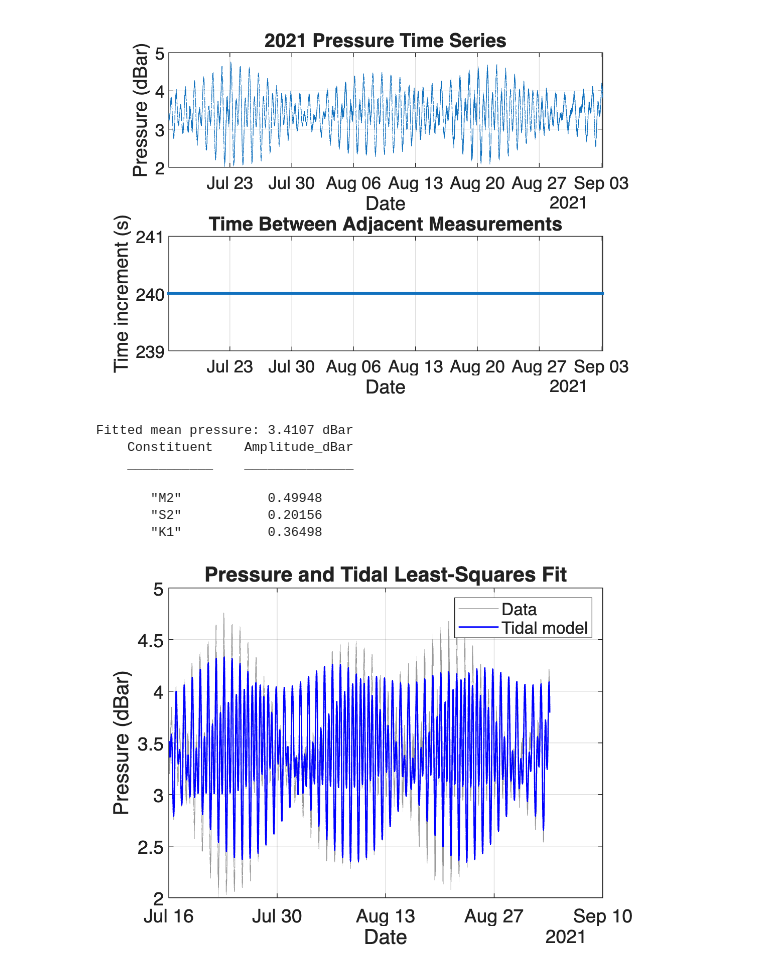
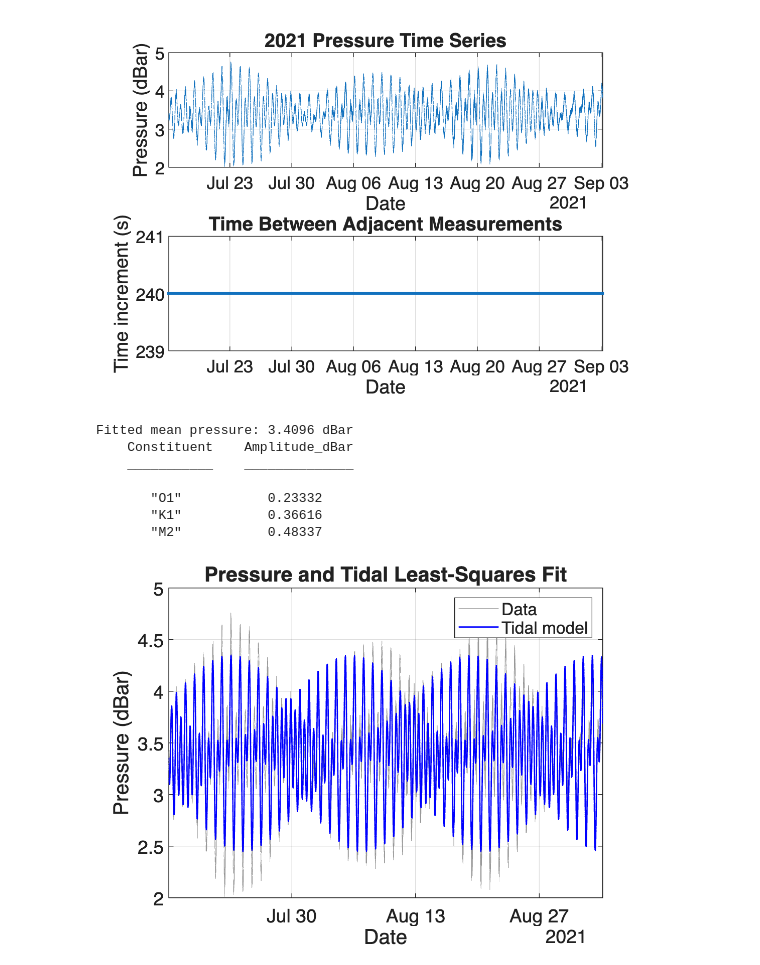
Before and after one commit to ElyDawson/SIO221a_Github_code_2026, a Jupyter notebook: submissions/ELY-DAWSON/HW4.ipynb, the cells around one changed output. Drawn from its saved outputs; the diff is of its cells as text; code cells hidden in the pictures.

```diff
--- a/submissions/ELY-DAWSON/HW4.ipynb
+++ b/submissions/ELY-DAWSON/HW4.ipynb
@@ -121,41 +129,42 @@ t = (pier.time - pier.time(1))/3600;
 p = pier.p;
 
 % Tidal periods (hours): M2, S2, K1
-names = ["M2"; "S2"; "K1"];
-periods = [12.4206, 12, 23.9345];
+names = ["O1"; "K1"; "M2"];
+periods = [25.82, 23.93, 12.42];
 omega = 2*pi./periods;
 
 % Model: mean + sine and cosine for each constituent
 A = [ones(size(t)), cos(t*omega), sin(t*omega)];
 
 % Fit using finite pressure measurements
 good = isfinite(p);
 coef = A(good,:) \ p(good);
 pfit = A*coef;
 
 % Mean and total constituent amplitudes
 meanPressure = coef(1);
 amplitudes = sqrt(coef(2:4).^2 + coef(5:7).^2);
 
 fprintf('Fitted mean pressure: %.4f dBar\n', meanPressure)
 disp(table(names, amplitudes, 'VariableNames', {'Constituent', 'Amplitude_dBar'}))
 
 % Plot data and fitted model
 figure;
 plot(pier.dnum, p, 'Color', [0.6 0.6 0.6])
 hold on
 plot(pier.dnum, pfit, 'b', 'LineWidth', 1)
 xlabel('Date')
+xlim([pier.dnum(1) pier.dnum(end)]);
 ylabel('Pressure (dBar)')
 title('Pressure and Tidal Least-Squares Fit')
 legend('Data', 'Tidal model')
 grid on
 # %% [output]
-Fitted mean pressure: 3.4107 dBar
+Fitted mean pressure: 3.4096 dBar
     Constituent    Amplitude_dBar
     ___________    ______________
 
-       "M2"           0.49948
-       "S2"           0.20156
-       "K1"           0.36498
+       "O1"           0.23332
+       "K1"           0.36616
+       "M2"           0.48337
-[figure, old version]
+[figure, new version]
```
Also changed, not shown: parts of 4 cells of this notebook.
